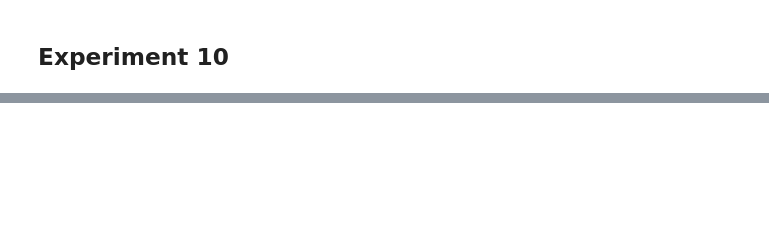
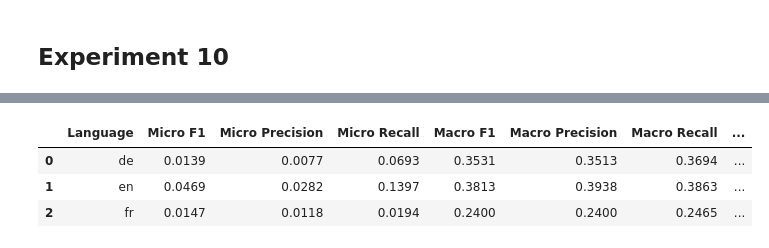
Before and after one commit to dice-group/MST5, a Jupyter notebook: notebooks/eval_results_dbpedia.ipynb, the cells around one changed output, grey strips where cells are left out. Saved outputs shown, nothing was run; the diff lists cells and outputs as text; code cells hidden in the pictures; blank space fills up the shorter version.

```diff
--- a/notebooks/eval_results_dbpedia.ipynb
+++ b/notebooks/eval_results_dbpedia.ipynb
@@ -75,6 +100,11 @@ According to the experience from experiment for Wikidata, we first pre-trained o
 
 Since our entity linking tool for DBpedia only works for `en`, `de`, and `fr`, we only evaluated our model on these languages.
 # %%
-# https://gerbil-qa.aksw.org/gerbil/experiment?id=202306290000
-exp9 = pd.read_csv("../gerbil_results/mt5-lcquad-ling-qald9.csv")
-exp9
+# https://gerbil-qa.aksw.org/gerbil/experiment?id=202306300002
+exp10 = pd.read_csv("../gerbil_results/mt5-xl-qald-9-plus-dbpedia.csv")
+exp10
+# %% [output]
+|  | Language | Micro F1 | Micro Precision | Micro Recall | Macro F1 | Macro Precision | Macro Recall | ... |
+| 0 | de | 0.0139 | 0.0077 | 0.0693 | 0.3531 | 0.3513 | 0.3694 | ... |
+| 1 | en | 0.0469 | 0.0282 | 0.1397 | 0.3813 | 0.3938 | 0.3863 | ... |
+| 2 | fr | 0.0147 | 0.0118 | 0.0194 | 0.2400 | 0.2400 | 0.2465 | ... |
```
Also changed, not shown: parts of 8 cells of this notebook.
